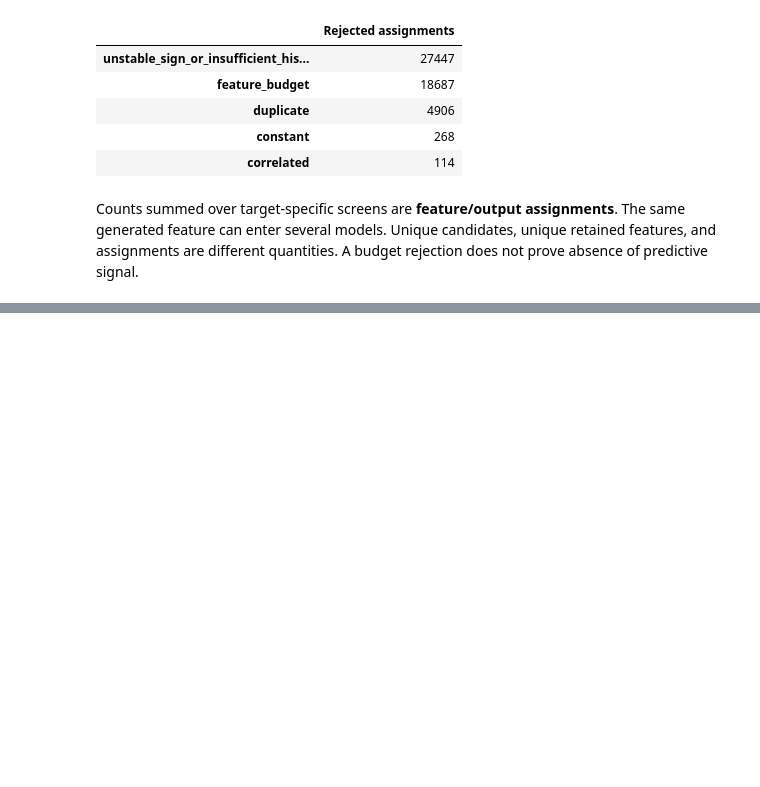
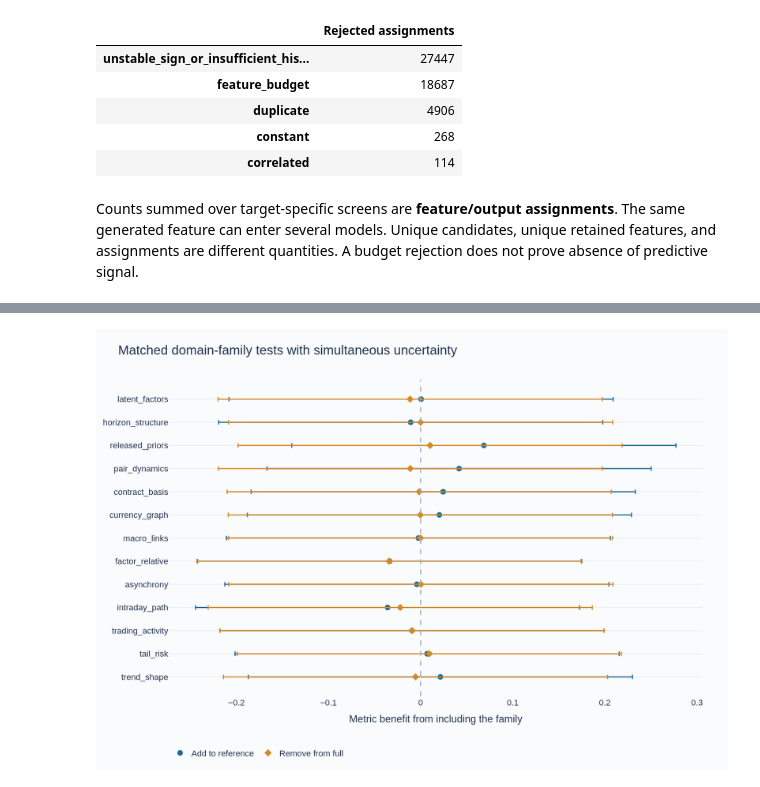
Before and after one commit to alvaromendizabal/commodity-prediction, a Jupyter notebook: notebooks/02_feature_research.ipynb, the cells around one changed output, grey strips where cells are left out. Saved outputs shown, nothing was run; the diff lists cells and outputs as text; code cells hidden in the pictures; blank space fills up the shorter version.

```diff
--- a/notebooks/02_feature_research.ipynb
+++ b/notebooks/02_feature_research.ipynb
@@ -257,0 +329,22 @@ Next decisions should follow the measured weaknesses: distinguish cross-sectiona
+# %%
+domain_bounds = pd.DataFrame(domain["comparisons"])
+matched = []
+for r in domain["comparisons"]:
+    if r["block_dates"] != 20:
+        continue
+    if r["variant"].startswith("raw__add_") and r["reference"] == "raw__pooled_reference":
+        matched.append({**r,"Family":r["variant"].removeprefix("raw__add_"),"Test":"Add to reference"})
+    elif r["variant"] == "raw__pooled_all" and r["reference"].startswith("raw__drop_"):
+        matched.append({**r,"Family":r["reference"].removeprefix("raw__drop_"),"Test":"Remove from full"})
+matched = pd.DataFrame(matched)
+fig = go.Figure()
+for label, color, symbol in [("Add to reference","#1F6C99","circle"),("Remove from full","#D58A29","diamond")]:
+    group = matched.loc[matched.Test == label]
+    lo = group.simultaneous_95_interval.map(lambda x:x[0]); hi = group.simultaneous_95_interval.map(lambda x:x[1])
+    fig.add_trace(go.Scatter(x=group.delta,y=group.Family,mode="markers",name=label,marker={"color":color,"symbol":symbol,"size":10},error_x={"type":"data","symmetric":False,"array":hi-group.delta,"arrayminus":group.delta-lo}))
+fig.add_vline(x=0,line_dash="dash",line_color="#9EAFBF")
+fig.update_layout(title="Matched domain-family tests with simultaneous uncertainty",xaxis_title="Metric benefit from including the family",legend={"orientation":"h","y":-0.15})
+show_figure(fig,root,"domain_matched_families",780)
+display(domain_bounds.loc[(domain_bounds.block_dates == 20) & domain_bounds.variant.isin(["pooled_all","pooled_reference","tree_all","graph_mean"]) & domain_bounds.reference.isin(["historical_mean","pooled_reference","tree_reference"]),["variant","reference","delta","conditional_95_interval","simultaneous_95_interval"]])
+# %% [output]
+[figure, added]
```
Also changed, not shown: parts of 26 cells of this notebook, 20 other files.
